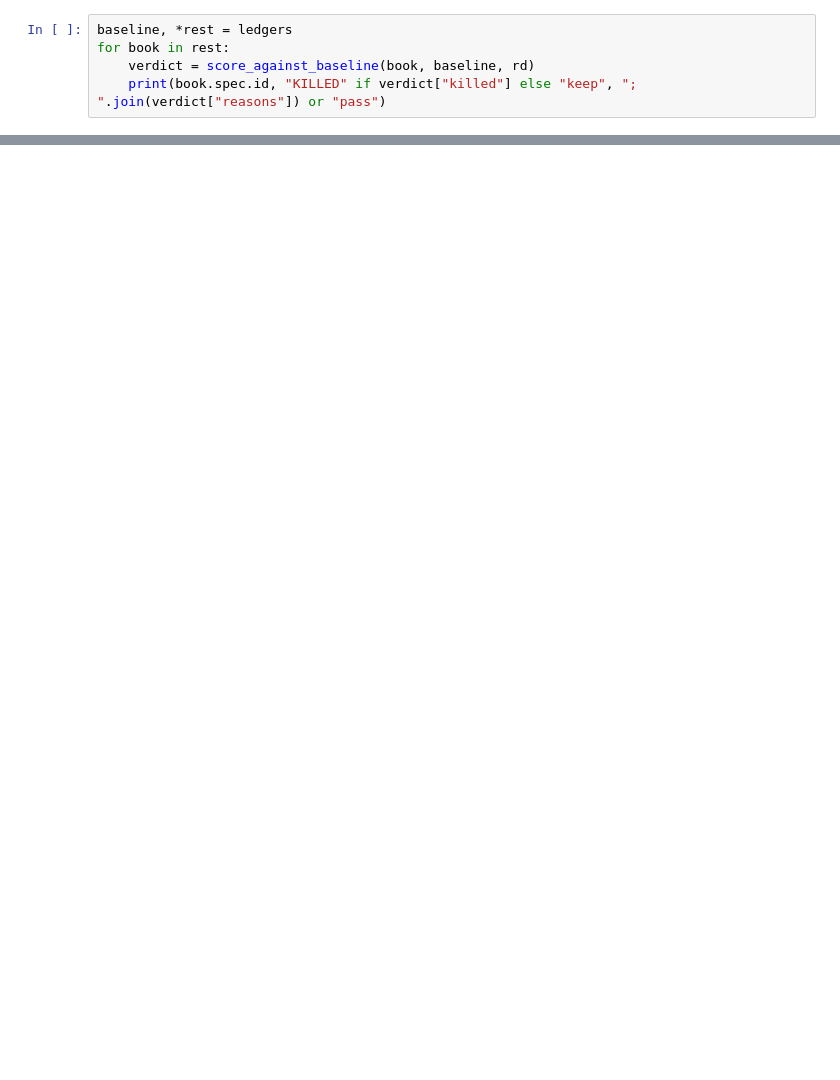
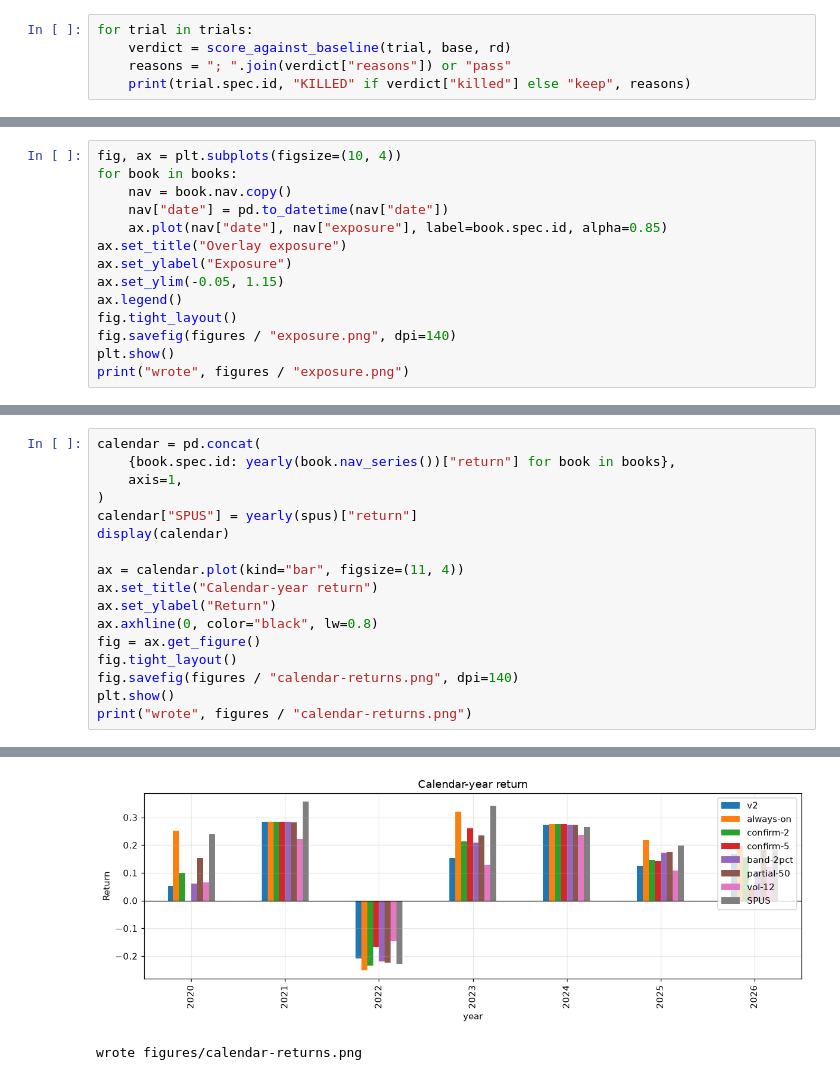
Before and after one commit to Monterey-Finance/Monterey-Finance, a Jupyter notebook: Research/papers/16-honest-throttle/code.ipynb, the cells around one changed output, grey strips where cells are left out. Cells and saved outputs as stored; diff of their text form; blank space fills up the shorter version.

Commit message:
Added base code for research 20-23

```diff
--- a/Research/papers/16-honest-throttle/code.ipynb
+++ b/Research/papers/16-honest-throttle/code.ipynb
@@ -42,5 +131,5 @@ table
 # %%
-baseline, *rest = ledgers
-for book in rest:
-    verdict = score_against_baseline(book, baseline, rd)
-    print(book.spec.id, "KILLED" if verdict["killed"] else "keep", "; ".join(verdict["reasons"]) or "pass")
+for trial in trials:
+    verdict = score_against_baseline(trial, base, rd)
+    reasons = "; ".join(verdict["reasons"]) or "pass"
+    print(trial.spec.id, "KILLED" if verdict["killed"] else "keep", reasons)
@@ -46,0 +264,14 @@ for book in rest:
+# %%
+fig, ax = plt.subplots(figsize=(10, 4))
+for book in books:
+    nav = book.nav.copy()
+    nav["date"] = pd.to_datetime(nav["date"])
+    ax.plot(nav["date"], nav["exposure"], label=book.spec.id, alpha=0.85)
+ax.set_title("Overlay exposure")
+ax.set_ylabel("Exposure")
+ax.set_ylim(-0.05, 1.15)
+ax.legend()
+fig.tight_layout()
+fig.savefig(figures / "exposure.png", dpi=140)
+plt.show()
+print("wrote", figures / "exposure.png")
@@ -46,0 +281,18 @@ for book in rest:
+# %%
+calendar = pd.concat(
+    {book.spec.id: yearly(book.nav_series())["return"] for book in books},
+    axis=1,
+)
+calendar["SPUS"] = yearly(spus)["return"]
+display(calendar)
+
+ax = calendar.plot(kind="bar", figsize=(11, 4))
+ax.set_title("Calendar-year return")
+ax.set_ylabel("Return")
+ax.axhline(0, color="black", lw=0.8)
+fig = ax.get_figure()
+fig.tight_layout()
+fig.savefig(figures / "calendar-returns.png", dpi=140)
+plt.show()
+print("wrote", figures / "calendar-returns.png")
+# %% [output]
@@ -46,0 +308,2 @@ for book in rest:
+[figure, added]
+wrote figures/calendar-returns.png
```
Also changed, not shown: parts of 15 cells of this notebook, 32 other files.
